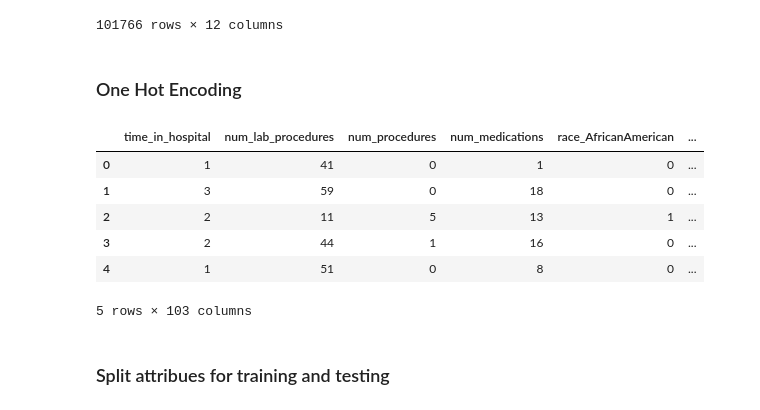
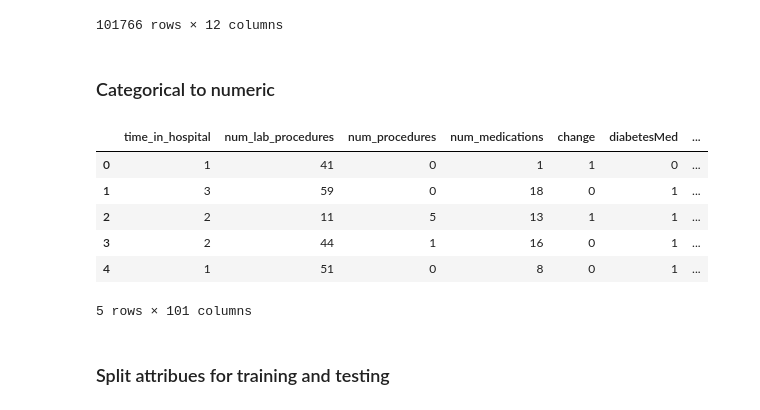
Before and after one commit to ml-medics/diabetes-ml-study, a Jupyter notebook: Hospital Dataset Analysis.ipynb, the cells around one changed output. Cells and saved outputs as stored; diff of their text form; code cells hidden in the pictures.

Commit message:
Changes to Hospital Dataset

```diff
--- a/Hospital Dataset Analysis.ipynb
+++ b/Hospital Dataset Analysis.ipynb
@@ -171,5 +172,3 @@ df
 | 101764 | Caucasian | Female | [80-90) | 10 | Surgery-General | 45 | 2 | ... |
 | 101765 | Caucasian | Male | [70-80) | 6 | General | 13 | 3 | ... |
 101766 rows × 12 columns
-# %% [markdown]
-### One Hot Encoding
@@ -179,18 +175,28 @@ df_dummies = pd.get_dummies(df, columns=dummy_columns)
+# %% [markdown]
+### Categorical to numeric
 # %%
-df_target = df_dummies['readmitted']
+dummy_columns = ['race', 'gender','age', 'insulin', 'medical_specialty']
+df_dummies = pd.get_dummies(df, columns=dummy_columns)
+
+df_target = df['readmitted']
 
 # Drop the target variable from dataframe
 df_dummies.drop('readmitted' , inplace = True, axis =1)
 df_attr = df_dummies
+
+# Concvert binary categorical values to numeric
+df_attr['diabetesMed'] = pd.Categorical(df_attr['diabetesMed']).codes
+df_attr['change'] = pd.Categorical(df_attr['change']).codes
+
 df_attr.head()
 # %% [output]
-|  | time_in_hospital | num_lab_procedures | num_procedures | num_medications | race_AfricanAmerican | ... |
-| 0 | 1 | 41 | 0 | 1 | 0 | ... |
-| 1 | 3 | 59 | 0 | 18 | 0 | ... |
-| 2 | 2 | 11 | 5 | 13 | 1 | ... |
-| 3 | 2 | 44 | 1 | 16 | 0 | ... |
-| 4 | 1 | 51 | 0 | 8 | 0 | ... |
+|  | time_in_hospital | num_lab_procedures | num_procedures | num_medications | change | diabetesMed | ... |
+| 0 | 1 | 41 | 0 | 1 | 1 | 0 | ... |
+| 1 | 3 | 59 | 0 | 18 | 0 | 1 | ... |
+| 2 | 2 | 11 | 5 | 13 | 1 | 1 | ... |
+| 3 | 2 | 44 | 1 | 16 | 0 | 1 | ... |
+| 4 | 1 | 51 | 0 | 8 | 0 | 1 | ... |
-5 rows × 103 columns
+5 rows × 101 columns
 # %% [markdown]
 ### Split attribues for training and testing
 # %%
```
Also changed, not shown: parts of 6 cells of this notebook, 1 other file.
